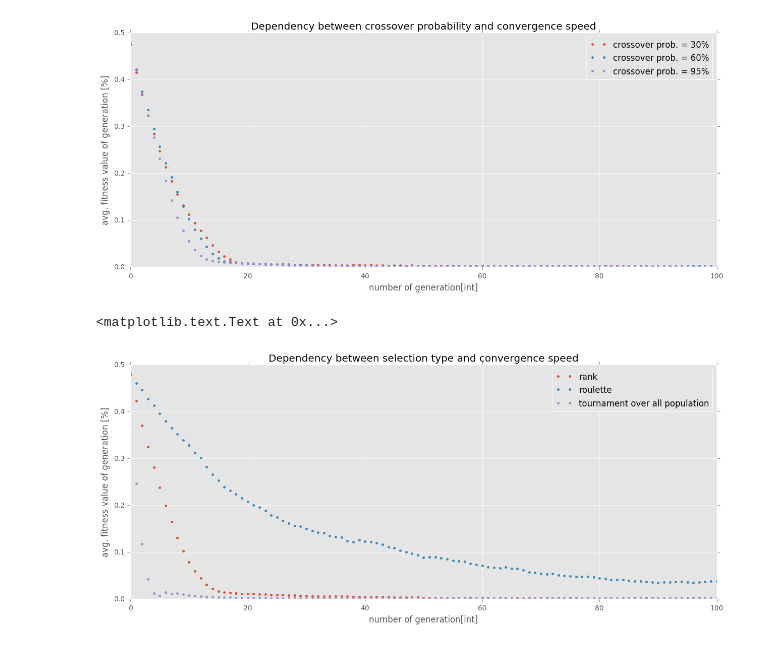
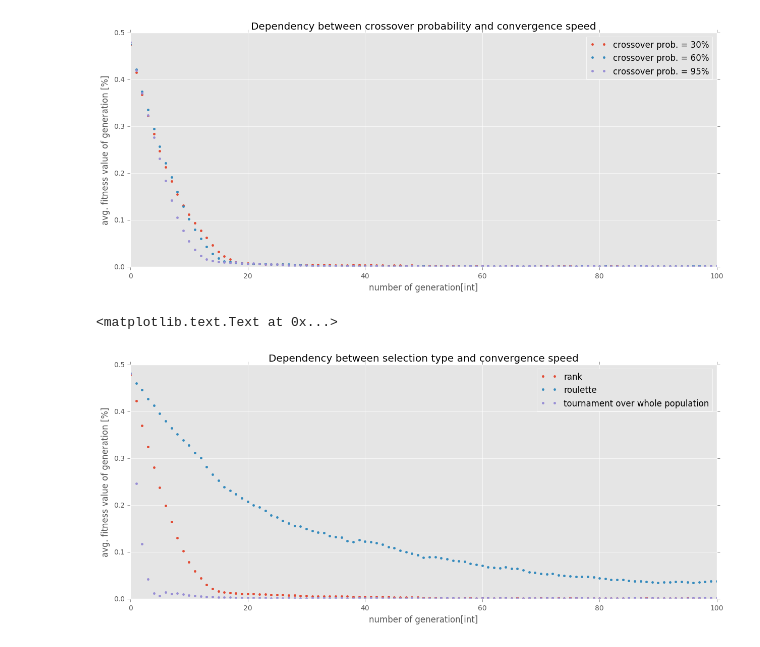
Before and after one commit to bobirdmi/MI-PAA, a Jupyter notebook: hw4.ipynb, the cells around one changed output. Cells and saved outputs as stored; diff of their text form; code cells hidden in the pictures.

```diff
--- a/hw4.ipynb
+++ b/hw4.ipynb
@@ -292,11 +292,11 @@ plt.title('Dependency between crossover probability and convergence speed')
 # %%
 plt.plot(x, dictn4[40]['selection']['rank'][0], '.', label='rank')
 plt.plot(x, [1 - y for y in dictn4[40]['selection']['roulette'][0]], '.', label='roulette')
-plt.plot(x, dictn4[40]['selection']['tournament'][0], '.', label='tournament over all population')
+plt.plot(x, dictn4[40]['selection']['tournament'][0], '.', label='tournament over whole population')
 plt.xlabel('number of generation[int]')
 plt.ylabel('avg. fitness value of generation [%]')
 plt.legend(loc='best')
 plt.title('Dependency between selection type and convergence speed')
 # %% [output]
 <matplotlib.text.Text at 0x...>
-[figure, old version]
+[figure, new version]
```
Also changed, not shown: parts of 3 cells of this notebook, 1 other file.
